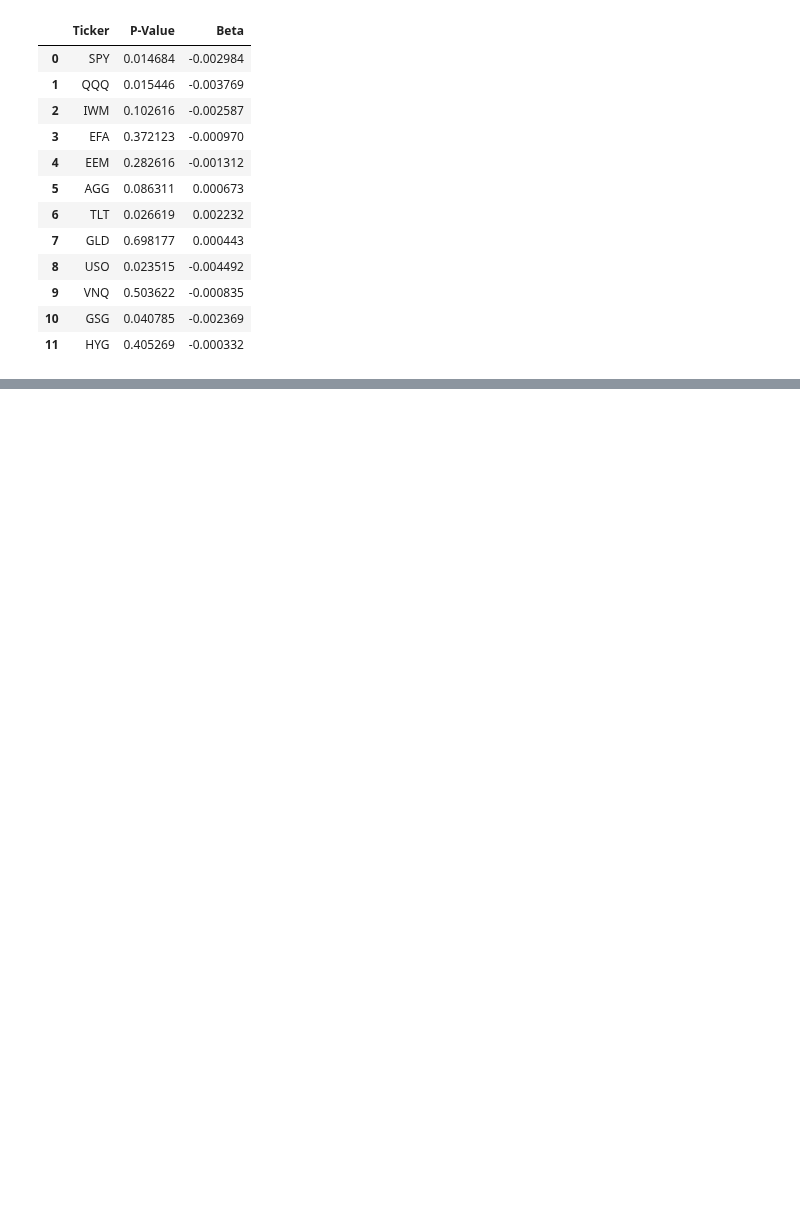
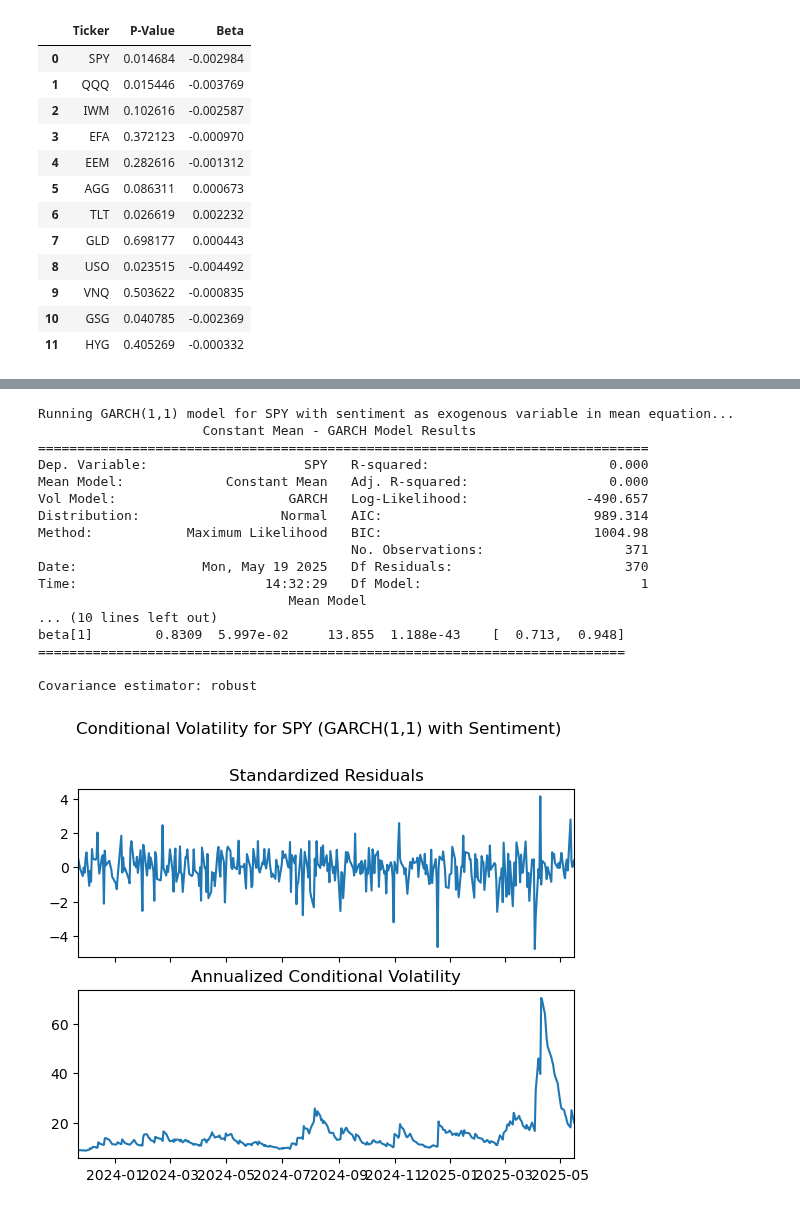
Before and after one commit to Kunj121/MacroFinance_HW2, a Jupyter notebook: project/regressions.ipynb, the cells around one changed output, grey strips where cells are left out. Cells and saved outputs as stored; diff of their text form; code cells hidden in the pictures; blank space fills up the shorter version.

Commit message:
garch & granger testing

```diff
--- a/project/regressions.ipynb
+++ b/project/regressions.ipynb
@@ -336,0 +347,57 @@ p_vals_df
+# %%
+merged_df = merged_df.dropna()  # Ensure no NaNs for GARCH analysis
+# Select a ticker for GARCH analysis, e.g., SPY
+ticker_to_analyze = 'SPY'
+
+# Prepare data for the chosen ticker
+# GARCH models typically work with returns (percentage change * 100 for numerical stability)
+Y_garch = merged_df[ticker_to_analyze].dropna() * 100
+X_garch = merged_df['numeric_sentiment'][Y_garch.index] # Align sentiment with available returns
+
+# Ensure X_garch is 2D for arch_model (if it's a Series)
+if isinstance(X_garch, pd.Series):
+    X_garch = X_garch.to_frame()
+
+# Check for constant sentiment again, specifically for the Y_garch.index range
+if X_garch['numeric_sentiment'].nunique() == 1:
+    print(f"Skipping GARCH for {ticker_to_analyze} because sentiment score is constant for the available data.")
+else:
+    print(f"\nRunning GARCH(1,1) model for {ticker_to_analyze} with sentiment as exogenous variable in mean equation...")
+
+    # Define the GARCH(1,1) model
+    # We include sentiment in the mean equation (x=X_garch)
+    # p=1, q=1 for GARCH(1,1)
+    # vol='Garch' specifies the GARCH volatility process
+    # dist='Normal' assumes normally distributed errors, can try 't' for fatter tails
+    garch_model = arch_model(Y_garch, x=X_garch, vol='Garch', p=1, q=1, dist='Normal')
+
+    # Fit the model
+    # disp='off' suppresses convergence output, can be set to 'iter' or 'final'
+    garch_results = garch_model.fit(disp='off')
+
+    # Print the summary
+    print(garch_results.summary())
+
+    # Plotting conditional volatility
+    fig = garch_results.plot(annualize='D') # 'D' for daily data
+    plt.suptitle(f'Conditional Volatility for {ticker_to_analyze} (GARCH(1,1) with Sentiment)', y=1.02)
+    plt.show()
+# %% [output]
+Running GARCH(1,1) model for SPY with sentiment as exogenous variable in mean equation...
+                     Constant Mean - GARCH Model Results
+==============================================================================
+Dep. Variable:                    SPY   R-squared:                       0.000
+Mean Model:             Constant Mean   Adj. R-squared:                  0.000
+Vol Model:                      GARCH   Log-Likelihood:               -490.657
+Distribution:                  Normal   AIC:                           989.314
+Method:            Maximum Likelihood   BIC:                           1004.98
+                                        No. Observations:                  371
+Date:                Mon, May 19 2025   Df Residuals:                      370
+Time:                        14:32:29   Df Model:                            1
+                                Mean Model
+... (10 lines left out)
+beta[1]        0.8309  5.997e-02     13.855  1.188e-43    [  0.713,  0.948]
+===========================================================================
+
+Covariance estimator: robust
+[figure, added]
```
Also changed, not shown: parts of 9 cells of this notebook, 1 other file.
